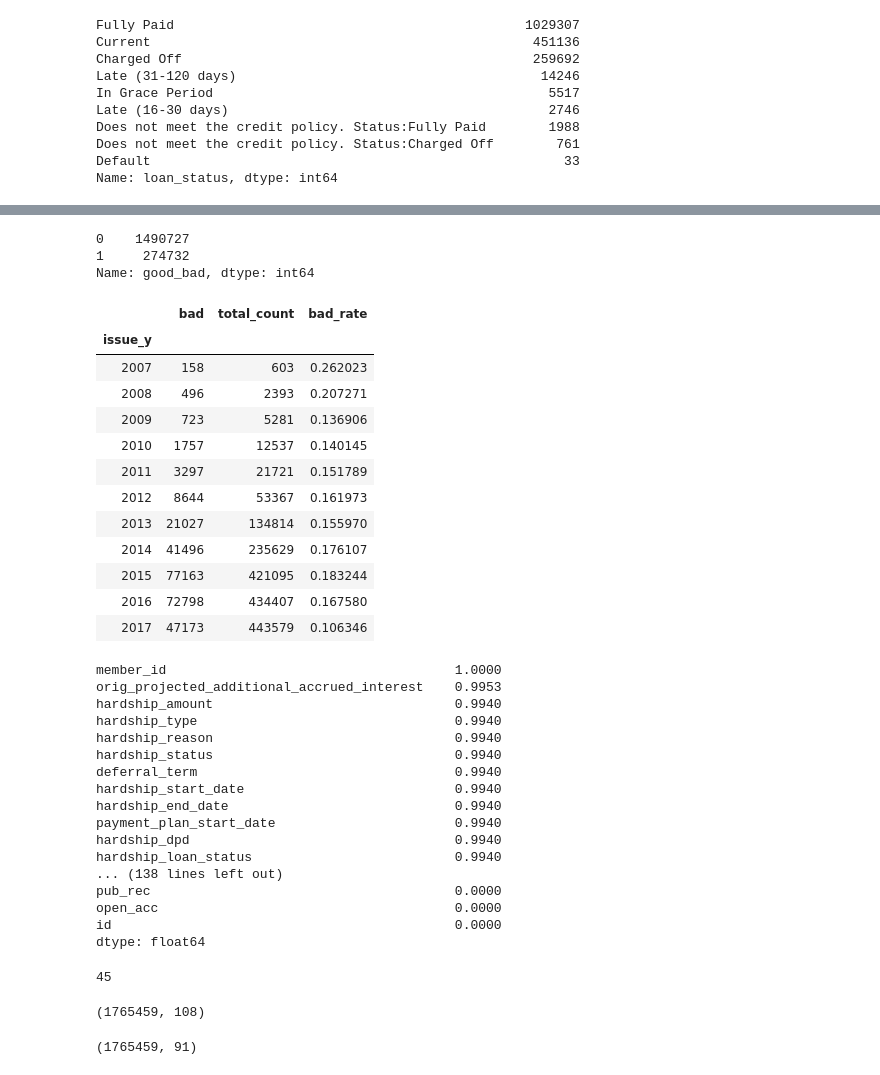
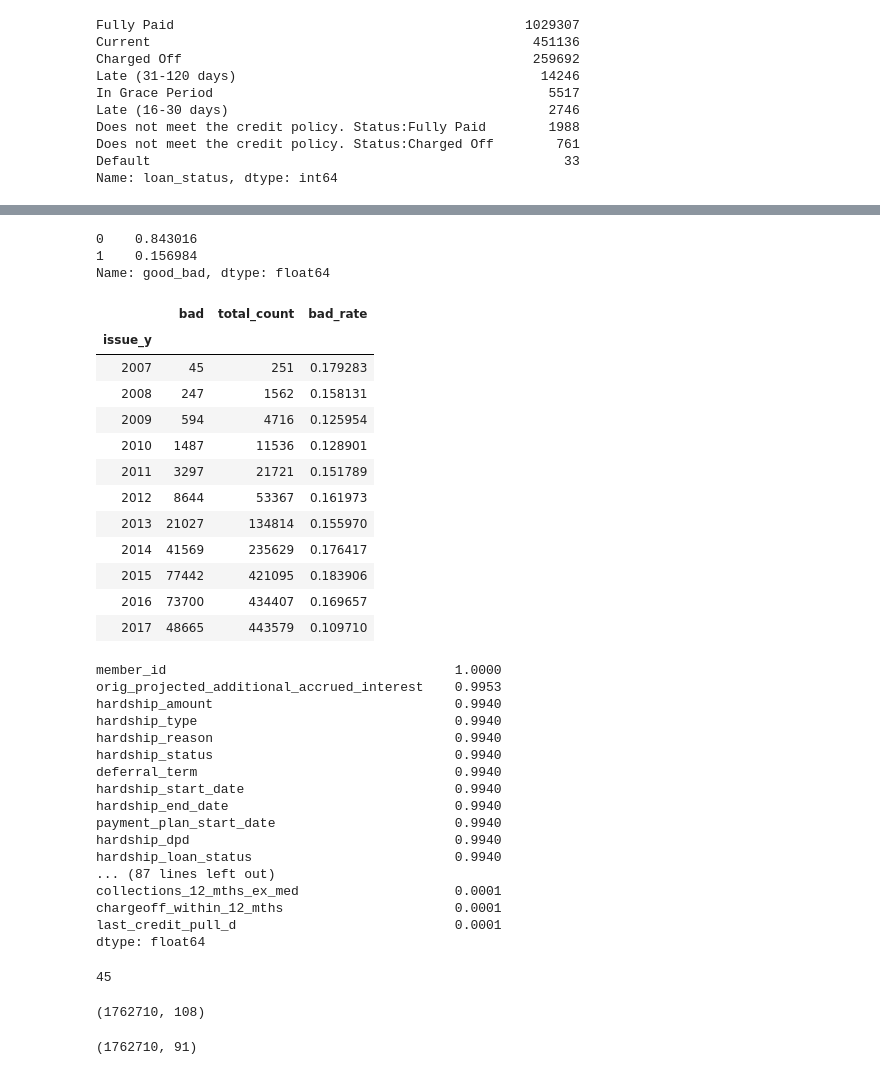
Before and after one commit to xiaobenhou/lendingclub_loan_data, a Jupyter notebook: load_data.ipynb, the cells around one changed output, grey strips where cells are left out. Drawn from its saved outputs; the diff is of its cells as text; code cells hidden in the pictures.

```diff
--- a/load_data.ipynb
+++ b/load_data.ipynb
@@ -60,0 +81,5 @@ Name: loan_status, dtype: int64
+# %%
+lst_values = ['Current']
+
+df_does_not_meet = df.loc[:,:][df['loan_status'].isin(lst_values)]
+df_does_not_meet.groupby('issue_y')['id'].count()
@@ -60,0 +106,5 @@ Name: loan_status, dtype: int64
+# %%
+# remove records with status 'Does not meet the credit policy. Status:Charged Off' and 'Does not meet the credit policy. Status:Fully Paid'
+mask = df['loan_status'].isin(lst_values)
+df1=df[~mask]
+df1.shape
@@ -61,42 +126,46 @@ Name: loan_status, dtype: int64
 # %%
-#create outcome label 'good_bad' from feature 'loan_status'
-df['good_bad'] = np.where(df['loan_status'].isin(['Charged Off', 'Default','Does not meet the credit policy. Status:Charged Off','Late (31-120 days)']), 1, 0)
-df['good_bad'].value_counts()
+# outcome label 'good_bad' was created.
+pd.options.mode.chained_assignment = None
+
+df1['good_bad'] = np.where(df1['loan_status'].isin(['Charged Off', 'Default','Late (31-120 days)','Late (16-30 days)' ]), 1, 0)
+df1['good_bad'].value_counts()/df1['good_bad'].value_counts().sum()
 # %% [output]
-0    1490727
-1     274732
-Name: good_bad, dtype: int64
+0    0.843016
+1    0.156984
+Name: good_bad, dtype: float64
 # %%
 # table for bad_rate broken down by year
 
 def bad_rate_by_cat(df, groupvar, dependcar):
     bad = df.groupby(groupvar)[dependcar].sum()
     count = df.groupby(groupvar)[dependcar].count()
     rate = df.groupby(groupvar)[dependcar].sum()/df.groupby(groupvar)[dependcar].count()
     bad_rate_by_cat = pd.concat((bad, count,rate), axis =1)
     bad_rate_by_cat.columns =  ['bad', 'total_count', 'bad_rate']
 
     return bad_rate_by_cat
 
-bad_rate_by_cat(df, 'issue_y', 'good_bad')
+bad_rate_by_cat(df1, 'issue_y', 'good_bad')
 # %% [output]
 |  | bad | total_count | bad_rate |
 | issue_y |  |  |  |
-| 2007 | 158 | 603 | 0.262023 |
-| 2008 | 496 | 2393 | 0.207271 |
-| 2009 | 723 | 5281 | 0.136906 |
-| 2010 | 1757 | 12537 | 0.140145 |
+| 2007 | 45 | 251 | 0.179283 |
+| 2008 | 247 | 1562 | 0.158131 |
+| 2009 | 594 | 4716 | 0.125954 |
+| 2010 | 1487 | 11536 | 0.128901 |
 | 2011 | 3297 | 21721 | 0.151789 |
 | 2012 | 8644 | 53367 | 0.161973 |
 | 2013 | 21027 | 134814 | 0.155970 |
-| 2014 | 41496 | 235629 | 0.176107 |
-| 2015 | 77163 | 421095 | 0.183244 |
-| 2016 | 72798 | 434407 | 0.167580 |
-| 2017 | 47173 | 443579 | 0.106346 |
+| 2014 | 41569 | 235629 | 0.176417 |
+| 2015 | 77442 | 421095 | 0.183906 |
+| 2016 | 73700 | 434407 | 0.169657 |
+| 2017 | 48665 | 443579 | 0.109710 |
 # %%
 # percentage of missing values for each feature
-null_var =( df.isnull().sum()/len(df)).round(4).sort_values(ascending=False)
-null_var
+pd.options.display.max_rows = None
+
+null_var =( df1.isnull().sum()/len(df1)).round(4).sort_values(ascending=False)
+null_var[null_var > 0]
 # %% [output]
 member_id                                     1.0000
 orig_projected_additional_accrued_interest    0.9953
@@ -110,10 +179,10 @@ hardship_end_date                             0.9940
 payment_plan_start_date                       0.9940
 hardship_dpd                                  0.9940
 hardship_loan_status                          0.9940
-... (138 lines left out)
-pub_rec                                       0.0000
-open_acc                                      0.0000
-id                                            0.0000
+... (87 lines left out)
+collections_12_mths_ex_med                    0.0001
+chargeoff_within_12_mths                      0.0001
+last_credit_pull_d                            0.0001
 dtype: float64
 # %%
 # features with more than 50% missing values
@@ -127,9 +196,11 @@ df.drop(feature_del_lst, axis=1 , inplace = True)
 # %%
-df.shape
+df1.shape
 # %% [output]
-(1765459, 108)
+(1762710, 108)
 # %%
-# delete input features containing characteristic resulting from defaulted loans
+# The below columns were identified as features available after the borrowers' loans defaulted.
+# our goal is using features of loans application and behavior of active loans to predict the loan default, so they are removed from the analysis.
+
 remove_lst = ['loan_status',
  'num_tl_120dpd_2m',
  'collection_recovery_fee',
@@ -148,7 +219,7 @@ remove_lst = ['loan_status',
  'debt_settlement_flag',
  'tot_coll_amt']
 
-df.drop(remove_lst, axis=1 , inplace = True)
-df.shape
+df1.drop(remove_lst, axis=1 , inplace = True)
+df1.shape
 # %% [output]
-(1765459, 91)
+(1762710, 91)
```
Also changed, not shown: parts of 34 cells of this notebook.
